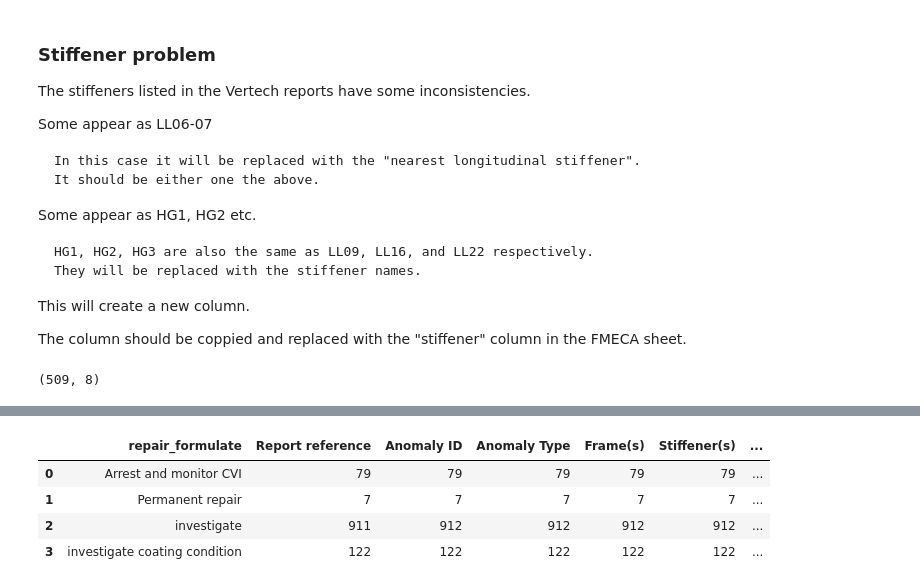
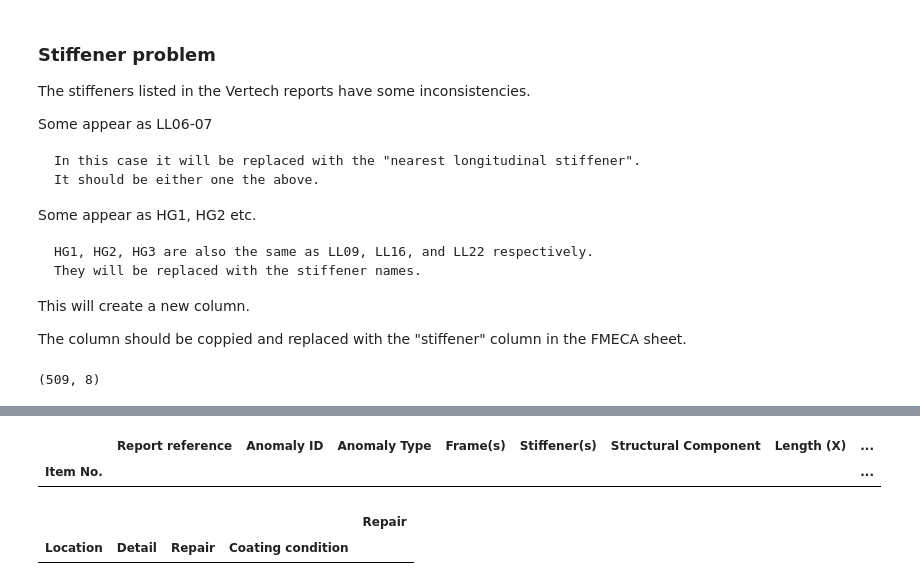
Before and after one commit to nishamnisham/PythonScripts, a Jupyter notebook: XLWINGS/jad_fmeca_b5_operation.ipynb, the cells around one changed output, grey strips where cells are left out. Cells and saved outputs as stored; diff of their text form; code cells hidden in the pictures.

```diff
--- a/XLWINGS/jad_fmeca_b5_operation.ipynb
+++ b/XLWINGS/jad_fmeca_b5_operation.ipynb
@@ -372,7 +450,7 @@ def repairMethod(row):
 # %%
 df['detail_formulated'] = df.apply(detailStatus,axis=1)
 # %%
-df['repair_formulate'] = df.apply(repairMethod,axis=1)
+df['repair_formulate'] = df.apply(RepairMethodR1,axis=1)
 # %%
 df.head(1)
 # %% [output]
@@ -396,8 +474,14 @@ xw.view(df.groupby(['repair_formulate']).count())
 # %%
-df.groupby(['repair_formulate']).count().reset_index()
+#df.groupby(['repair_formulate']).count().reset_index()
-# %% [output]
-|  | repair_formulate | Report reference | Anomaly ID | Anomaly Type | Frame(s) | Stiffener(s) | ... |
-| 0 | Arrest and monitor CVI | 79 | 79 | 79 | 79 | 79 | ... |
-| 1 | Permanent repair | 7 | 7 | 7 | 7 | 7 | ... |
-| 2 | investigate | 911 | 912 | 912 | 912 | 912 | ... |
-| 3 | investigate coating condition | 122 | 122 | 122 | 122 | 122 | ... |
+# %%
+inv_df = df[df['Repair']=='investigate']
+# %%
+inv_df.head(1)
+# %% [output]
+|  | Report reference | Anomaly ID | Anomaly Type | Frame(s) | Stiffener(s) | Structural Component | Length (X) | ... |
+| Item No. |  |  |  |  |  |  |  | ... |
+# %%
+inv_df.groupby(['Location','Detail','Repair','Coating condition']).agg({'Repair':'count'})
+# %% [output]
+|  |  |  |  | Repair |
+| Location | Detail | Repair | Coating condition |  |
```
Also changed, not shown: parts of 12 cells of this notebook.
